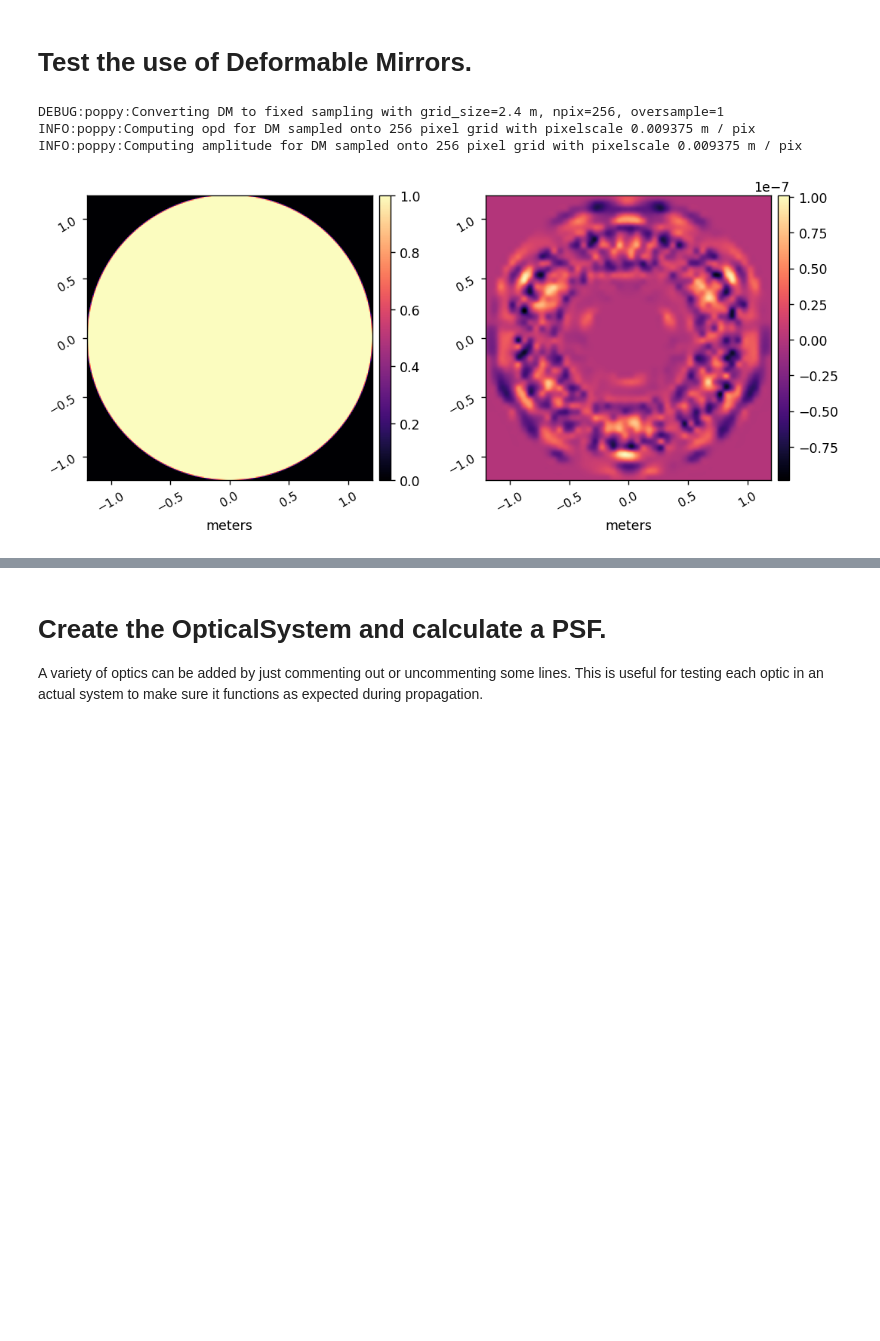
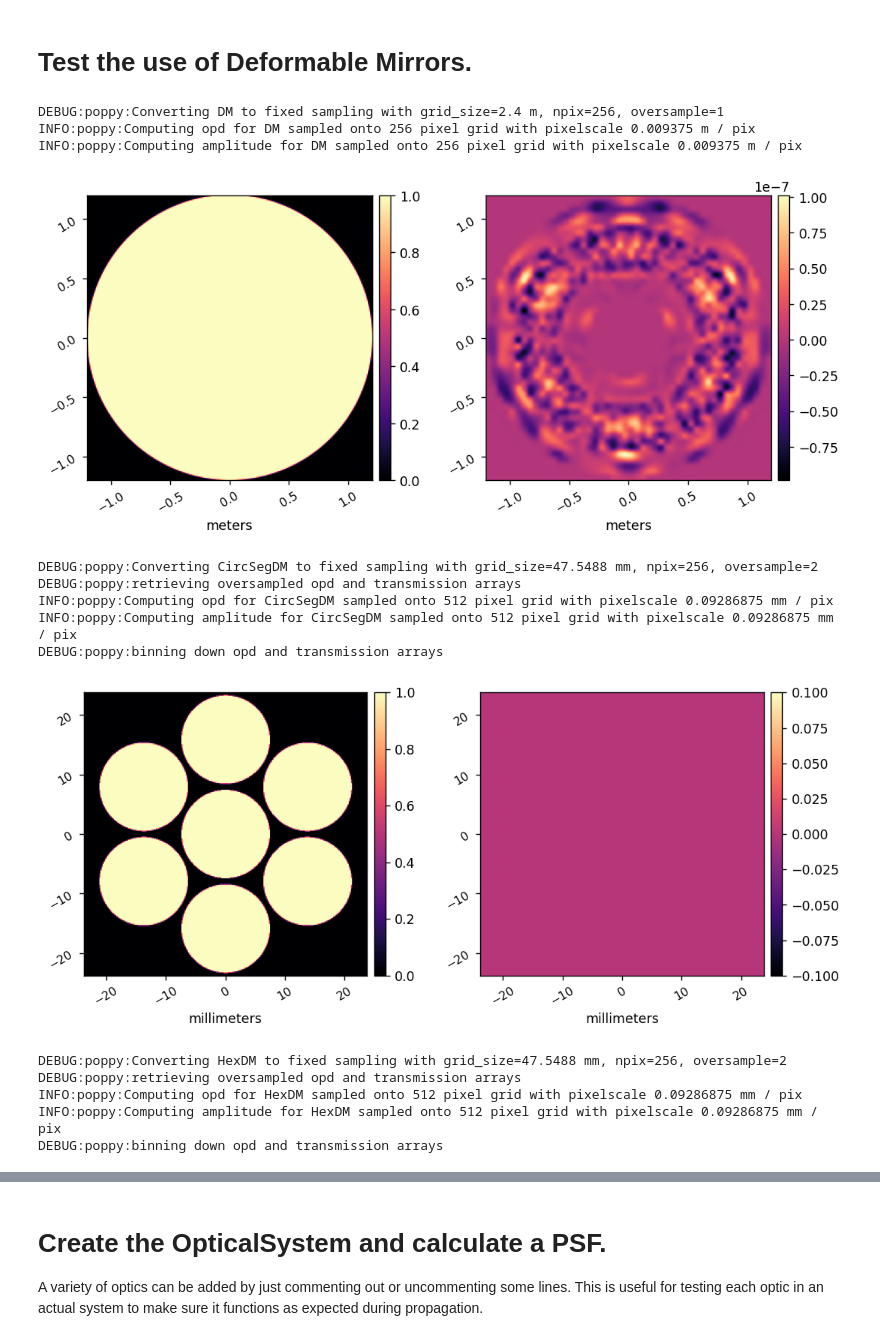
Before and after one commit to kian1377/poppy-cupy-tests, a Jupyter notebook: poppy_fraunhofer_gpu_tests.ipynb, the cells around one changed output, grey strips where cells are left out. Cells and saved outputs as stored; diff of their text form; code cells hidden in the pictures; blank space fills up the shorter version.

```diff
--- a/poppy_fraunhofer_gpu_tests.ipynb
+++ b/poppy_fraunhofer_gpu_tests.ipynb
@@ -78,36 +127,47 @@ DEBUG:poppy:binning down opd and transmission arrays
 # %%
 reload(poppy_optics)
 from poppy_optics import *
 clear_output()
 
 # Deformable Mirror Tests
 array_optic = poppy.fixed_sampling_optic(FDM, wf, oversample=1)
 misc.myimshow2(array_optic.amplitude, array_optic.opd,
                pxscl1=array_optic.pixelscale, pxscl2=array_optic.pixelscale)
 
-# array_optic = poppy.fixed_sampling_optic(circ_seg_DM, wf_dm)
-# misc.myimshow2(array_optic.amplitude, array_optic.opd,
-#                pxscl1=array_optic.pixelscale, pxscl2=array_optic.pixelscale)
+array_optic = poppy.fixed_sampling_optic(circ_seg_DM, wf_dm)
+misc.myimshow2(array_optic.amplitude, array_optic.opd,
+               pxscl1=array_optic.pixelscale, pxscl2=array_optic.pixelscale)
 
-# array_optic = poppy.fixed_sampling_optic(hex_seg_DM, wf_dm)
-# misc.myimshow2(array_optic.amplitude, array_optic.opd,
-#                pxscl1=array_optic.pixelscale, pxscl2=array_optic.pixelscale)
+array_optic = poppy.fixed_sampling_optic(hex_seg_DM, wf_dm)
+misc.myimshow2(array_optic.amplitude, array_optic.opd,
+               pxscl1=array_optic.pixelscale, pxscl2=array_optic.pixelscale)
 
-# circ_seg_DM.set_actuator(1, -2.5e-7, 0, 0)
-# circ_seg_DM.set_actuator(2, 3e-7, 0.1*u.milliradian, 0)
-# circ_seg_DM.set_actuator(5, 0, 0.1*u.milliradian, 0.1*u.milliradian)
+circ_seg_DM.set_actuator(1, -2.5e-7, 0, 0)
+circ_seg_DM.set_actuator(2, 3e-7, 0.1*u.milliradian, 0)
+circ_seg_DM.set_actuator(5, 0, 0.1*u.milliradian, 0.1*u.milliradian)
 
-# opd = circ_seg_DM.get_opd(wf_dm)
-# misc.myimshow(opd)
+opd = circ_seg_DM.get_opd(wf_dm)
+misc.myimshow(opd)
 
-# hex_seg_DM.set_actuator(1, -2.5e-7, 0, 0)
-# hex_seg_DM.set_actuator(2, 3e-7, 0.1*u.milliradian, 0)
-# hex_seg_DM.set_actuator(5, 0, 0.1*u.milliradian, 0.1*u.milliradian)
+hex_seg_DM.set_actuator(1, -2.5e-7, 0, 0)
+hex_seg_DM.set_actuator(2, 3e-7, 0.1*u.milliradian, 0)
+hex_seg_DM.set_actuator(5, 0, 0.1*u.milliradian, 0.1*u.milliradian)
 
-# opd = hex_seg_DM.get_opd(wf_dm)
-# misc.myimshow(opd)
+opd = hex_seg_DM.get_opd(wf_dm)
+misc.myimshow(opd)
 # %% [output]
 DEBUG:poppy:Converting DM to fixed sampling with grid_size=2.4 m, npix=256, oversample=1
 INFO:poppy:Computing opd for DM sampled onto 256 pixel grid with pixelscale 0.009375 m / pix
 INFO:poppy:Computing amplitude for DM sampled onto 256 pixel grid with pixelscale 0.009375 m / pix
 [figure]
+DEBUG:poppy:Converting CircSegDM to fixed sampling with grid_size=47.5488 mm, npix=256, oversample=2
+DEBUG:poppy:retrieving oversampled opd and transmission arrays
+INFO:poppy:Computing opd for CircSegDM sampled onto 512 pixel grid with pixelscale 0.09286875 mm / pix
+INFO:poppy:Computing amplitude for CircSegDM sampled onto 512 pixel grid with pixelscale 0.09286875 mm / pix
+DEBUG:poppy:binning down opd and transmission arrays
+[figure, added]
+DEBUG:poppy:Converting HexDM to fixed sampling with grid_size=47.5488 mm, npix=256, oversample=2
+DEBUG:poppy:retrieving oversampled opd and transmission arrays
+INFO:poppy:Computing opd for HexDM sampled onto 512 pixel grid with pixelscale 0.09286875 mm / pix
+INFO:poppy:Computing amplitude for HexDM sampled onto 512 pixel grid with pixelscale 0.09286875 mm / pix
+DEBUG:poppy:binning down opd and transmission arrays
```
Also changed, not shown: parts of 4 cells of this notebook, 3 other files.
